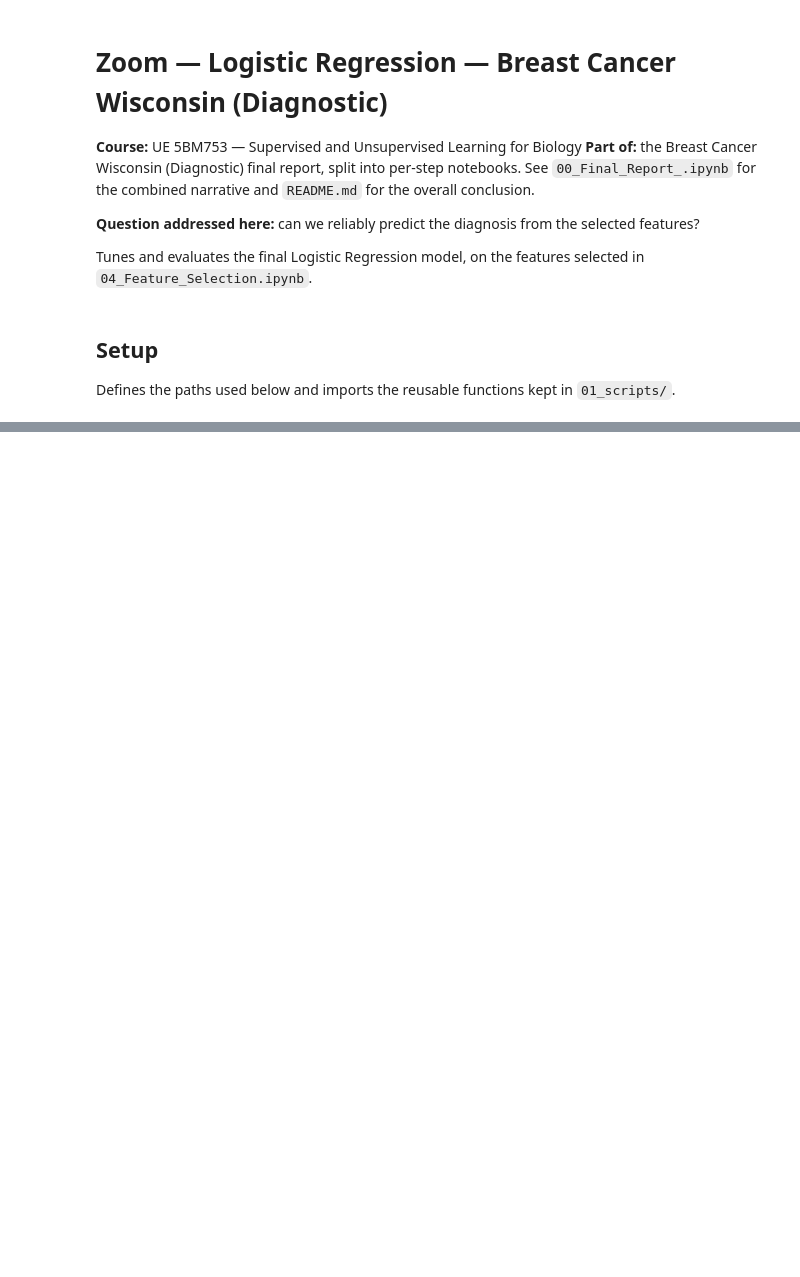
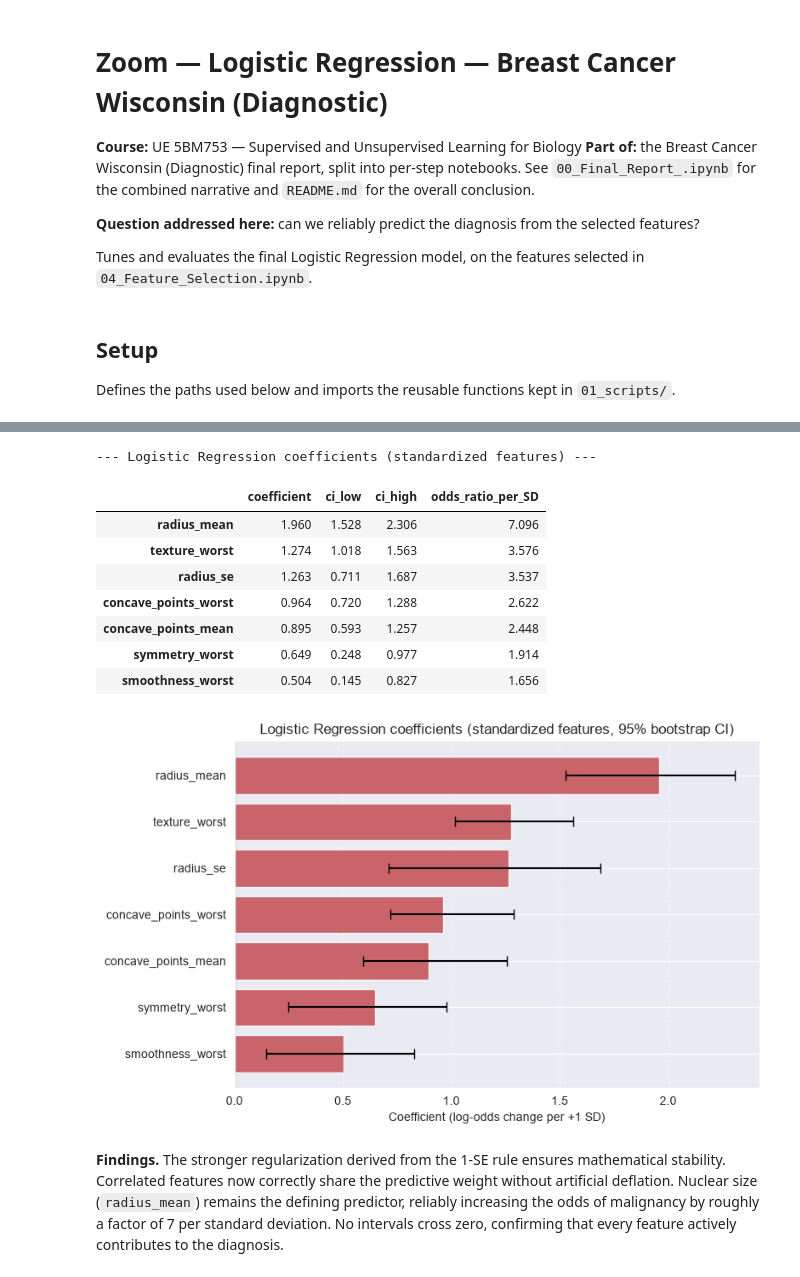
Before and after one commit to ostacore/Projets-UM5BM753-, a Jupyter notebook: 03_notebooks/05_Zoom_LogReg.ipynb, the cells around one changed output, grey strips where cells are left out. Drawn from its saved outputs; the diff is of its cells as text; code cells hidden in the pictures; blank space fills up the shorter version.

```diff
--- a/03_notebooks/05_Zoom_LogReg.ipynb
+++ b/03_notebooks/05_Zoom_LogReg.ipynb
@@ -99,11 +97,9 @@ visualize class separation and error types directly.
 # %%
-# Test set only, loaded from the same file 04_Feature_Selection.ipynb exported: kept
-# separate from the training set so no test information leaks into the tuning above.
 test_df = pd.read_csv(os.path.join(PROCESSED_DATA_DIR, "04_test_selected_features.csv"))
 X_test_sel = test_df.drop(columns=["label"]).values
 y_test = test_df["label"].values
 
-best_logreg = grid_logreg.best_estimator_
+best_logreg = LogisticRegression(C=one_se_C, random_state=RANDOM_STATE, max_iter=5000).fit(X_train_sel, y_train)
 models_dict = {MODEL_NAME: best_logreg}
 
 metrics_logreg = evaluate_classifier(best_logreg, X_train_sel, y_train, X_test_sel, y_test)
@@ -136,3 +132,58 @@ for almost every possible decision threshold, not just the one used here.
+# %%
+selected_features = train_df.drop(columns=["label"]).columns.tolist()
+coefs = pd.Series(best_logreg.coef_[0], index=selected_features)
+
+N_BOOTSTRAP = 1000
+rng = np.random.default_rng(RANDOM_STATE)
+boot_coefs = np.empty((N_BOOTSTRAP, len(selected_features)))
+
+for b in range(N_BOOTSTRAP):
+    idx = rng.integers(0, len(X_train_sel), len(X_train_sel))
+    boot_model = LogisticRegression(C=best_logreg.C, random_state=RANDOM_STATE, max_iter=5000)
+    boot_model.fit(X_train_sel[idx], y_train[idx])
+    boot_coefs[b] = boot_model.coef_[0]
+
+ci_low, ci_high = np.percentile(boot_coefs, [2.5, 97.5], axis=0)
+
+coef_table = pd.DataFrame({
+    "coefficient": coefs,
+    "ci_low": ci_low,
+    "ci_high": ci_high,
+    "odds_ratio_per_SD": np.exp(coefs),
+}).sort_values("coefficient", key=np.abs, ascending=False)
+coef_table.to_csv(os.path.join(RESULTS_DIR, "05_logreg_coefficients.csv"))
+
+print("--- Logistic Regression coefficients (standardized features) ---")
+display(coef_table.round(3))
+
+plot_df = coef_table.iloc[::-1]
+err_low = np.clip(plot_df["coefficient"] - plot_df["ci_low"], 0, None)
+err_high = np.clip(plot_df["ci_high"] - plot_df["coefficient"], 0, None)
+
+fig, ax = plt.subplots(figsize=(8, 5))
+ax.barh(plot_df.index, plot_df["coefficient"],
+        color=np.where(plot_df["coefficient"] > 0, "#C44E52", "#4C72B0"), alpha=0.85,
+        xerr=[err_low, err_high], capsize=4)
+ax.axvline(0, color="grey", linewidth=1)
+ax.set_xlabel("Coefficient (log-odds change per +1 SD)")
+ax.set_title("Logistic Regression coefficients (standardized features, 95% bootstrap CI)")
+ax.grid(True, axis="x", linestyle="--", alpha=0.5)
+fig.tight_layout()
+fig.savefig(os.path.join(FIGURES_DIR, "05_logreg_coefficients.png"))
+plt.show()
+# %% [output]
+--- Logistic Regression coefficients (standardized features) ---
+|  | coefficient | ci_low | ci_high | odds_ratio_per_SD |
+| radius_mean | 1.960 | 1.528 | 2.306 | 7.096 |
+| texture_worst | 1.274 | 1.018 | 1.563 | 3.576 |
+| radius_se | 1.263 | 0.711 | 1.687 | 3.537 |
+| concave_points_worst | 0.964 | 0.720 | 1.288 | 2.622 |
+| concave_points_mean | 0.895 | 0.593 | 1.257 | 2.448 |
+| symmetry_worst | 0.649 | 0.248 | 0.977 | 1.914 |
+| smoothness_worst | 0.504 | 0.145 | 0.827 | 1.656 |
+[figure, added]
+# %% [markdown]
+**Findings.** The stronger regularization derived from the 1-SE rule ensures mathematical stability. Correlated features now correctly share the predictive weight without artificial deflation. Nuclear size (`radius_mean`) remains the defining predictor, reliably increasing the odds of malignancy by roughly a factor of 7 per standard deviation. No intervals cross zero, confirming that every feature actively contributes to the diagnosis.
 # %% [markdown]
 ## Discussion
 
```
Also changed, not shown: parts of 9 cells of this notebook, 11 other files.
